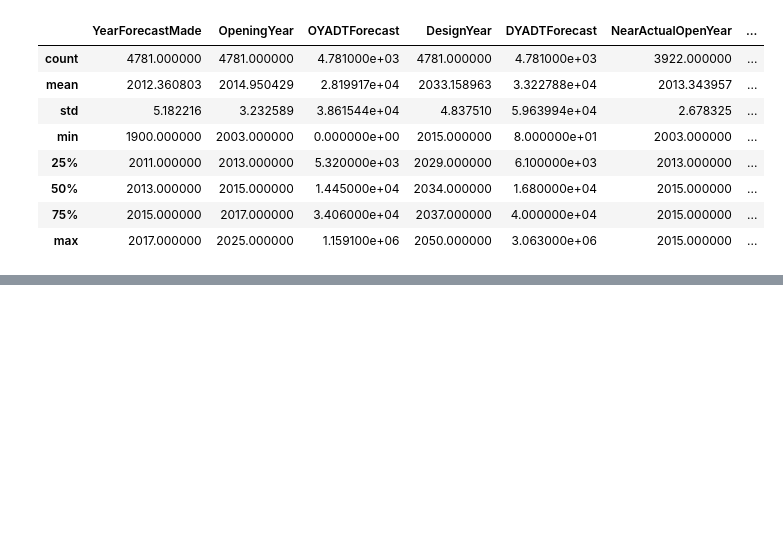
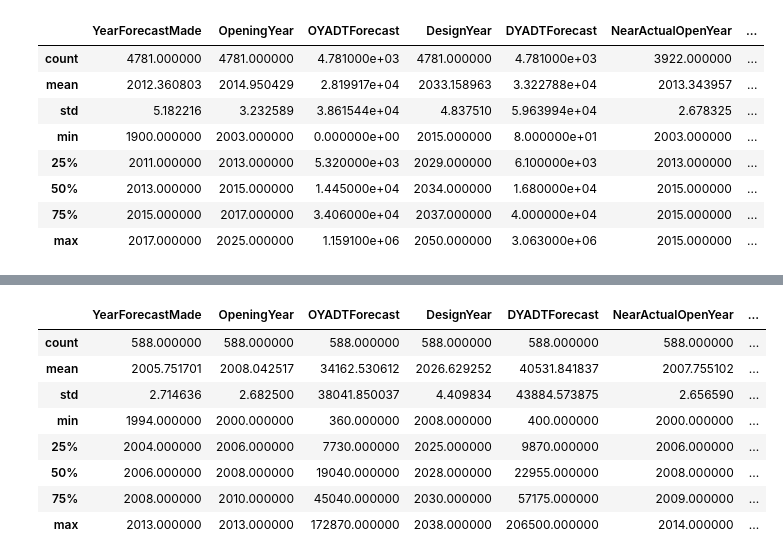
Before and after one commit to jawadmhoque/accuracy-assessment, a Jupyter notebook: Ohio Dataset Cleanup.ipynb, the cells around one changed output, grey strips where cells are left out. Saved outputs shown, nothing was run; the diff lists cells and outputs as text; code cells hidden in the pictures; blank space fills up the shorter version.

```diff
--- a/Ohio Dataset Cleanup.ipynb
+++ b/Ohio Dataset Cleanup.ipynb
@@ -80,0 +100,17 @@ ohio_completion=ohio_completion.assign(DiffYear2=ohio_completion['OpeningYear']-
+# %%
+ohio_scaletype12=ohio_completion[ohio_completion['OpeningYear']-ohio_completion['ActualOpeningYear']<0]
+#Comparing the OpeningYear (forecasted opening year) and ActualOpeningYear again.
+#If the value of the former is smaller, that means we have a forecast for a year that is earlier than the actual year of opening.
+#In this case we have to compare the Recent Year Count with the scaled up forecast.
+#so we can append this to the ohio_scale dataframe
+ohio_scaletype12.describe()
+# %% [output]
+|  | YearForecastMade | OpeningYear | OYADTForecast | DesignYear | DYADTForecast | NearActualOpenYear | ... |
+| count | 588.000000 | 588.000000 | 588.000000 | 588.000000 | 588.000000 | 588.000000 | ... |
+| mean | 2005.751701 | 2008.042517 | 34162.530612 | 2026.629252 | 40531.841837 | 2007.755102 | ... |
+| std | 2.714636 | 2.682500 | 38041.850037 | 4.409834 | 43884.573875 | 2.656590 | ... |
+| min | 1994.000000 | 2000.000000 | 360.000000 | 2008.000000 | 400.000000 | 2000.000000 | ... |
+| 25% | 2004.000000 | 2006.000000 | 7730.000000 | 2025.000000 | 9870.000000 | 2006.000000 | ... |
+| 50% | 2006.000000 | 2008.000000 | 19040.000000 | 2028.000000 | 22955.000000 | 2008.000000 | ... |
+| 75% | 2008.000000 | 2010.000000 | 45040.000000 | 2030.000000 | 57175.000000 | 2009.000000 | ... |
+| max | 2013.000000 | 2013.000000 | 172870.000000 | 2038.000000 | 206500.000000 | 2014.000000 | ... |
```
Also changed, not shown: parts of 13 cells of this notebook.
